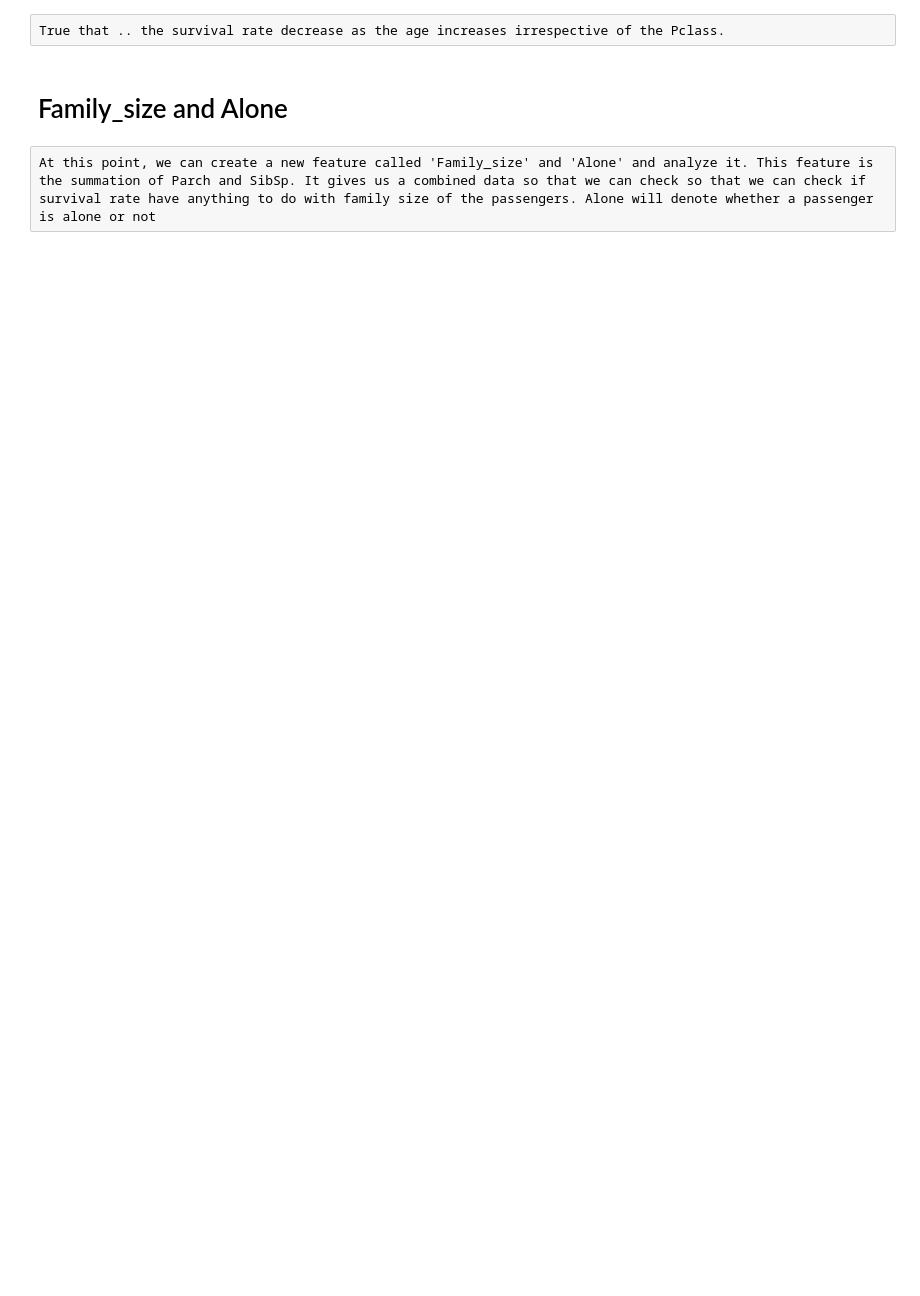
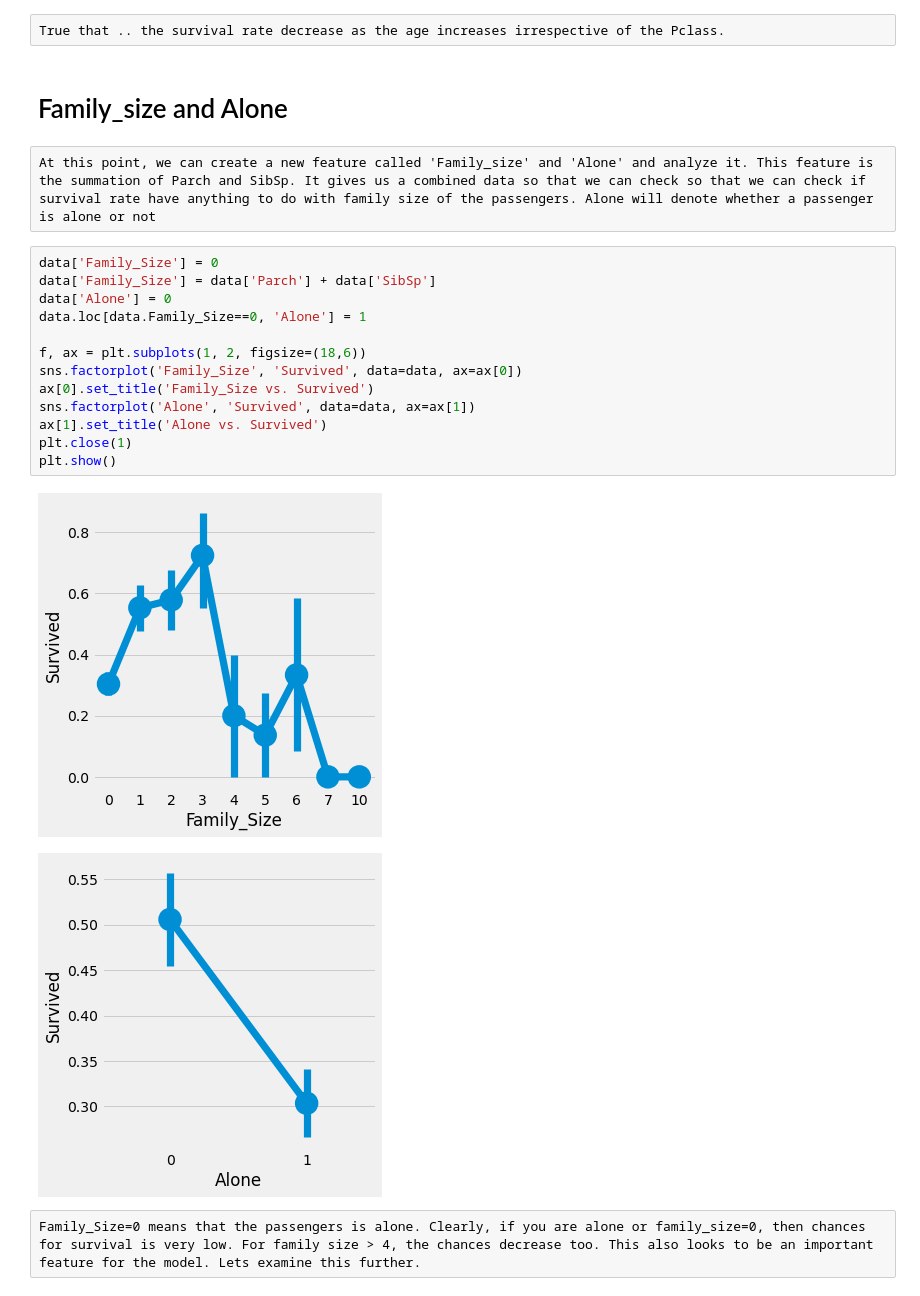
Before and after one commit to rayjang/kaggle_practice, a Jupyter notebook: Binary_classification_tabular_data/Titanic/EDA_to_prediction.ipynb, the cells around one changed output. Saved outputs shown, nothing was run; the diff lists cells and outputs as text; blank space fills up the shorter version.

```diff
--- a/Binary_classification_tabular_data/Titanic/EDA_to_prediction.ipynb
+++ b/Binary_classification_tabular_data/Titanic/EDA_to_prediction.ipynb
@@ -519,3 +524,21 @@ True that .. the survival rate decrease as the age increases irrespective of the
 # Family_size and Alone
 # %% [raw]
 At this point, we can create a new feature called 'Family_size' and 'Alone' and analyze it. This feature is the summation of Parch and SibSp. It gives us a combined data so that we can check so that we can check if survival rate have anything to do with family size of the passengers. Alone will denote whether a passenger is alone or not
+# %%
+data['Family_Size'] = 0
+data['Family_Size'] = data['Parch'] + data['SibSp']
+data['Alone'] = 0
+data.loc[data.Family_Size==0, 'Alone'] = 1
+
+f, ax = plt.subplots(1, 2, figsize=(18,6))
+sns.factorplot('Family_Size', 'Survived', data=data, ax=ax[0])
+ax[0].set_title('Family_Size vs. Survived')
+sns.factorplot('Alone', 'Survived', data=data, ax=ax[1])
+ax[1].set_title('Alone vs. Survived')
+plt.close(1)
+plt.show()
+# %% [output]
+[figure, added]
+[figure, added]
+# %% [raw]
+Family_Size=0 means that the passengers is alone. Clearly, if you are alone or family_size=0, then chances for survival is very low. For family size > 4, the chances decrease too. This also looks to be an important feature for the model. Lets examine this further.
```
Also changed, not shown: parts of 34 cells of this notebook.
